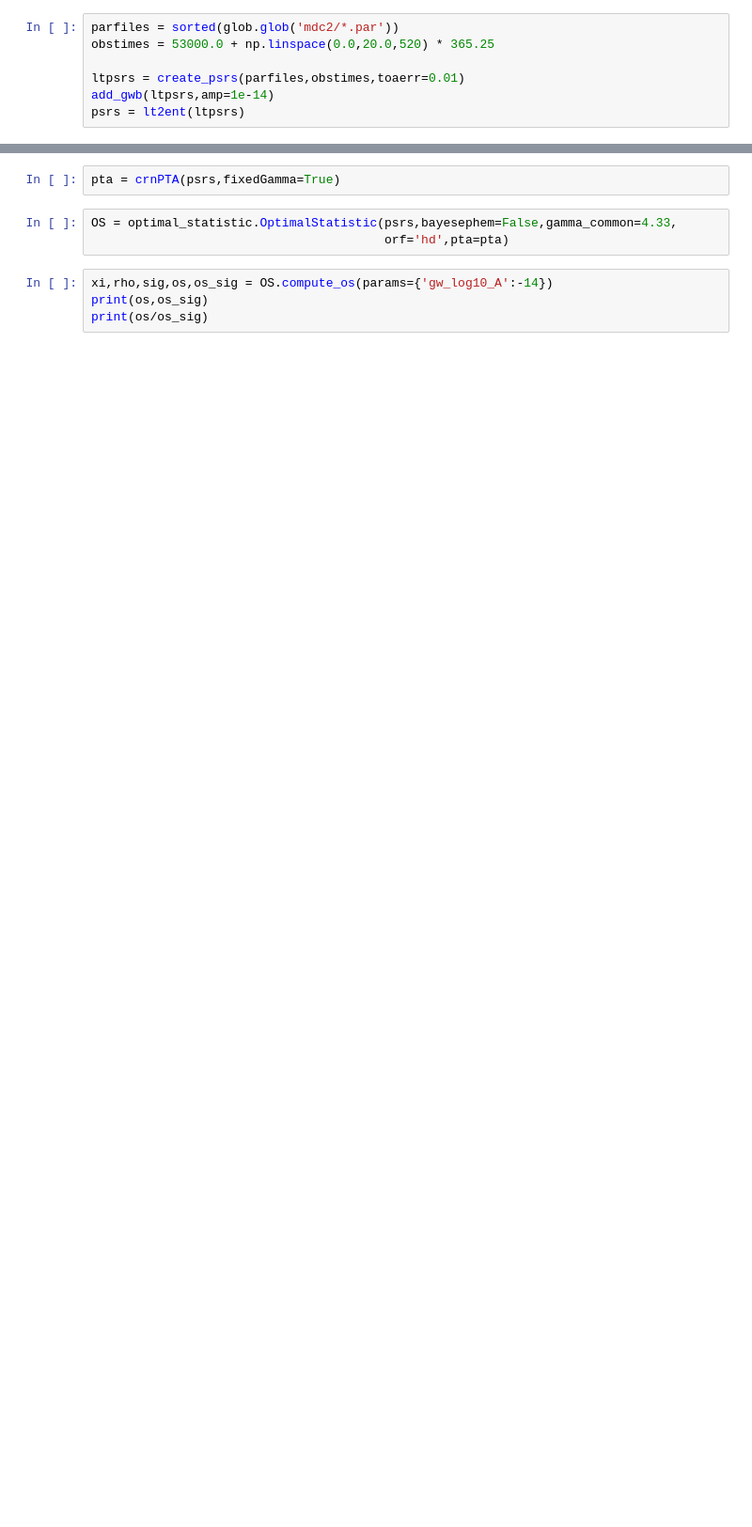
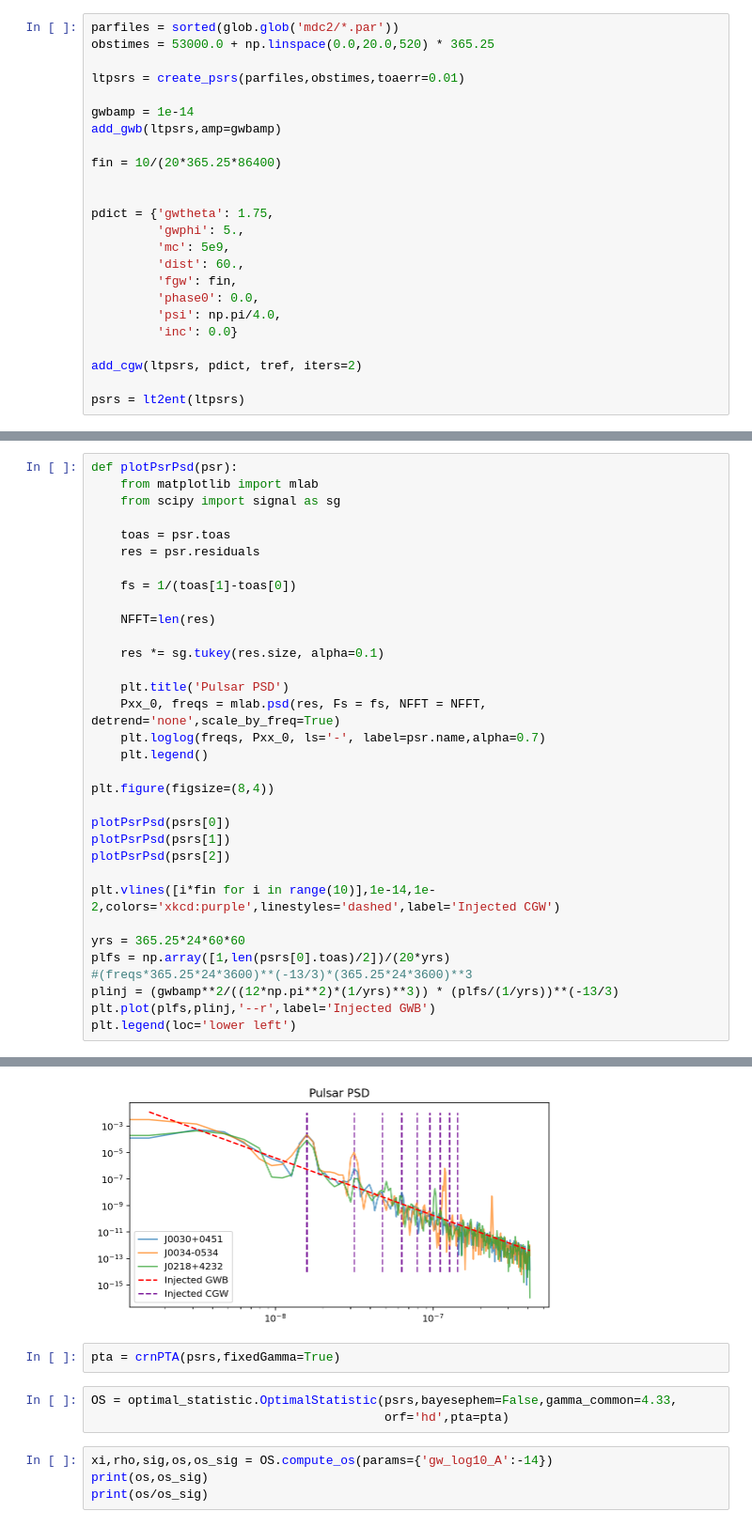
Before and after one commit to MattTMiles/VIPER_SummerSchool, a Jupyter notebook: OS_and_HD_correlations.ipynb, the cells around one changed output, grey strips where cells are left out. Shown at 94% size. Saved outputs shown, nothing was run; the diff lists cells and outputs as text; blank space fills up the shorter version.

```diff
--- a/OS_and_HD_correlations.ipynb
+++ b/OS_and_HD_correlations.ipynb
@@ -29,5 +26,22 @@ parfiles = sorted(glob.glob('mdc2/*.par'))
 obstimes = 53000.0 + np.linspace(0.0,20.0,520) * 365.25
 
 ltpsrs = create_psrs(parfiles,obstimes,toaerr=0.01)
-add_gwb(ltpsrs,amp=1e-14)
+
+gwbamp = 1e-14
+add_gwb(ltpsrs,amp=gwbamp)
+
+fin = 10/(20*365.25*86400)
+
+
+pdict = {'gwtheta': 1.75,
+         'gwphi': 5.,
+         'mc': 5e9,
+         'dist': 60.,
+         'fgw': fin,
+         'phase0': 0.0,
+         'psi': np.pi/4.0,
+         'inc': 0.0}
+
+add_cgw(ltpsrs, pdict, tref, iters=2)
+
 psrs = lt2ent(ltpsrs)
@@ -33,0 +75,34 @@ psrs = lt2ent(ltpsrs)
+# %%
+def plotPsrPsd(psr):
+    from matplotlib import mlab
+    from scipy import signal as sg
+
+    toas = psr.toas
+    res = psr.residuals
+
+    fs = 1/(toas[1]-toas[0])
+
+    NFFT=len(res)
+
+    res *= sg.tukey(res.size, alpha=0.1)
+
+    plt.title('Pulsar PSD')
+    Pxx_0, freqs = mlab.psd(res, Fs = fs, NFFT = NFFT, detrend='none',scale_by_freq=True)
+    plt.loglog(freqs, Pxx_0, ls='-', label=psr.name,alpha=0.7)
+    plt.legend()
+
+plt.figure(figsize=(8,4))
+
+plotPsrPsd(psrs[0])
+plotPsrPsd(psrs[1])
+plotPsrPsd(psrs[2])
+
+plt.vlines([i*fin for i in range(10)],1e-14,1e-2,colors='xkcd:purple',linestyles='dashed',label='Injected CGW')
+
+yrs = 365.25*24*60*60
+plfs = np.array([1,len(psrs[0].toas)/2])/(20*yrs)
+#(freqs*365.25*24*3600)**(-13/3)*(365.25*24*3600)**3
+plinj = (gwbamp**2/((12*np.pi**2)*(1/yrs)**3)) * (plfs/(1/yrs))**(-13/3)
+plt.plot(plfs,plinj,'--r',label='Injected GWB')
+plt.legend(loc='lower left')
+# %% [output]
@@ -34,3 +110,4 @@ psrs = lt2ent(ltpsrs)
+[figure, added]
 # %%
 pta = crnPTA(psrs,fixedGamma=True)
 # %%
```
Also changed, not shown: parts of 28 cells of this notebook.
